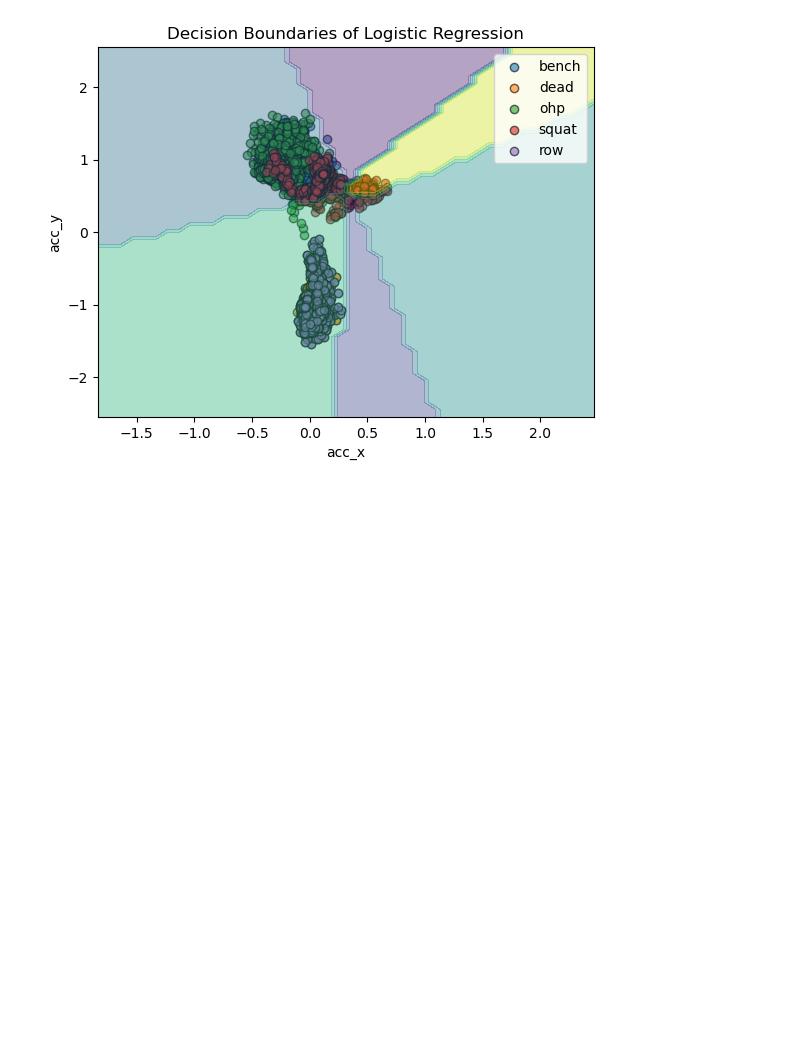
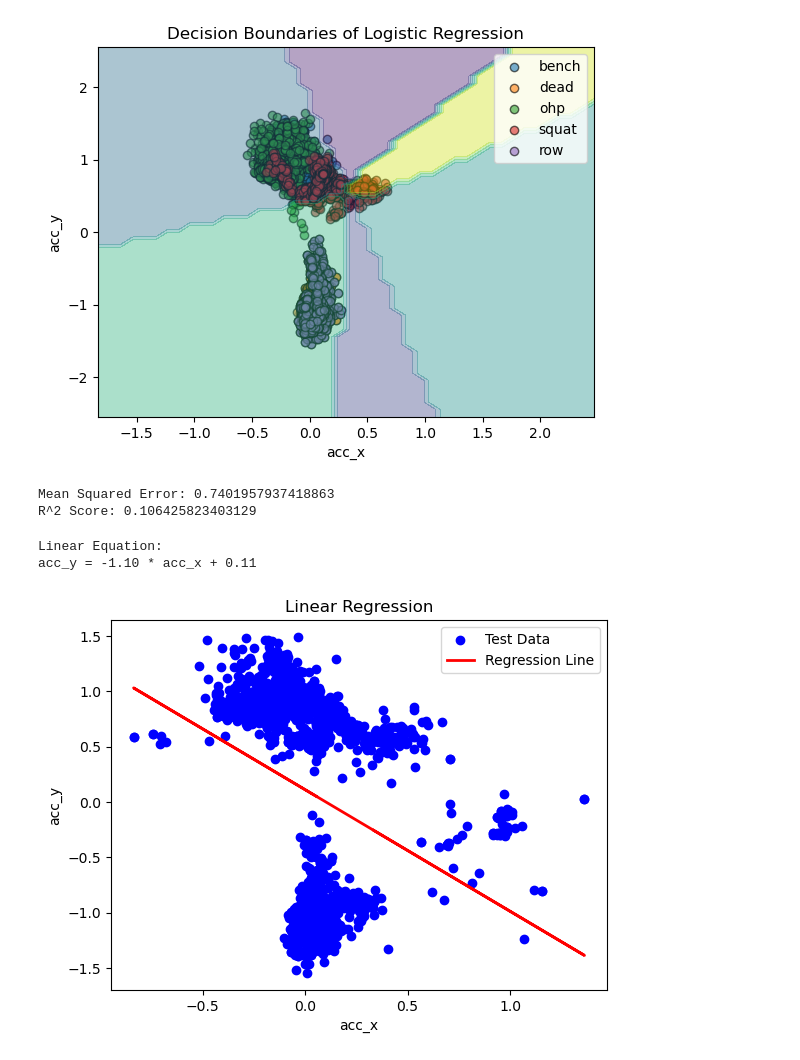
Before and after one commit to razeen-cyber/fitness_tracker, a Jupyter notebook: models/linear_regression.ipynb, the cells around one changed output. Drawn from its saved outputs; the diff is of its cells as text; code cells hidden in the pictures; blank space fills up the shorter version.

Commit message:
Implemented Linear Regression

```diff
--- a/models/linear_regression.ipynb
+++ b/models/linear_regression.ipynb
@@ -109,3 +111,40 @@ Coefficients: [[ -1.14518628  13.51813643]
  [ 10.75155427   4.42198333]]
 Intercept: [-7.39954187  7.94093756 -0.54383266 -3.35909739  8.41288098 -5.05134663]
 [figure]
+# %%
+modified_df = pd.read_csv('../data/interim/lr_data.csv')
+
+X = modified_df[['acc_x']]
+y = modified_df['acc_y']
+
+X_train, X_test, y_train, y_test = train_test_split(X, y, test_size=0.2, random_state=42)
+
+model = LinearRegression()
+
+model.fit(X_train, y_train)
+
+y_pred = model.predict(X_test)
+
+mse = mean_squared_error(y_test, y_pred)
+r2 = r2_score(y_test, y_pred)
+
+print("Mean Squared Error:", mse)
+print("R^2 Score:", r2)
+# %% [output]
+Mean Squared Error: 0.7401957937418863
+R^2 Score: 0.106425823403129
+# %%
+print("Linear Equation:")
+print("acc_y = {:.2f} * acc_x + {:.2f}".format(model.coef_[0], model.intercept_))
+
+plt.scatter(X_test, y_test, color='blue', label='Test Data')
+plt.plot(X_test, y_pred, color='red', linewidth=2, label='Regression Line')
+plt.xlabel('acc_x')
+plt.ylabel('acc_y')
+plt.title('Linear Regression')
+plt.legend()
+plt.show()
+# %% [output]
+Linear Equation:
+acc_y = -1.10 * acc_x + 0.11
+[figure, added]
```
Also changed, not shown: parts of 1 cell of this notebook.
